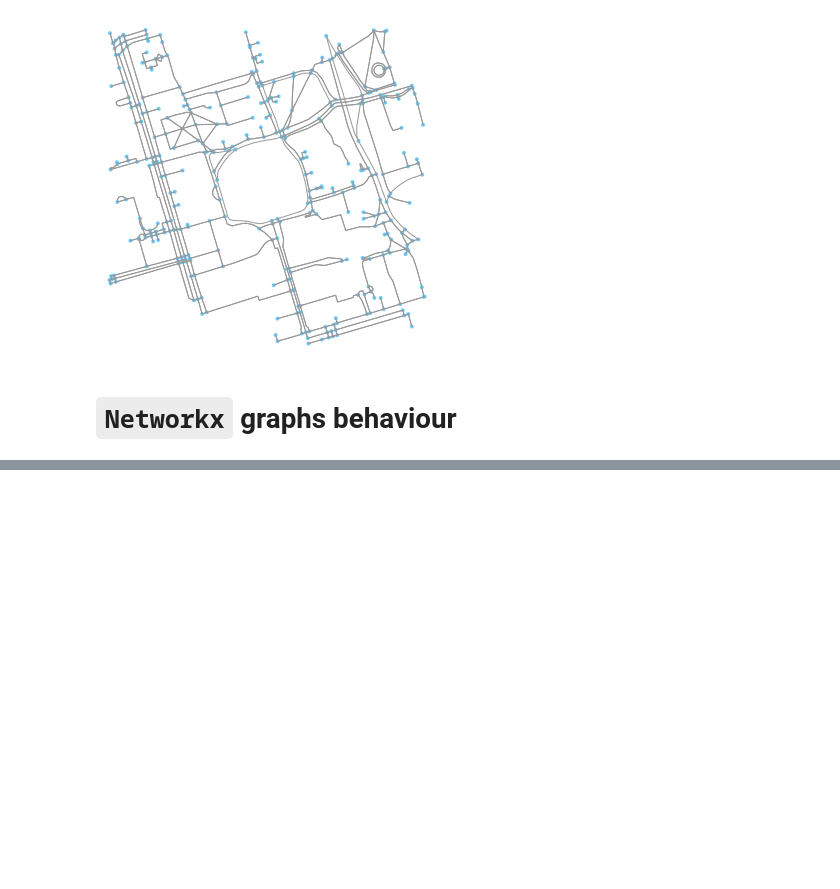
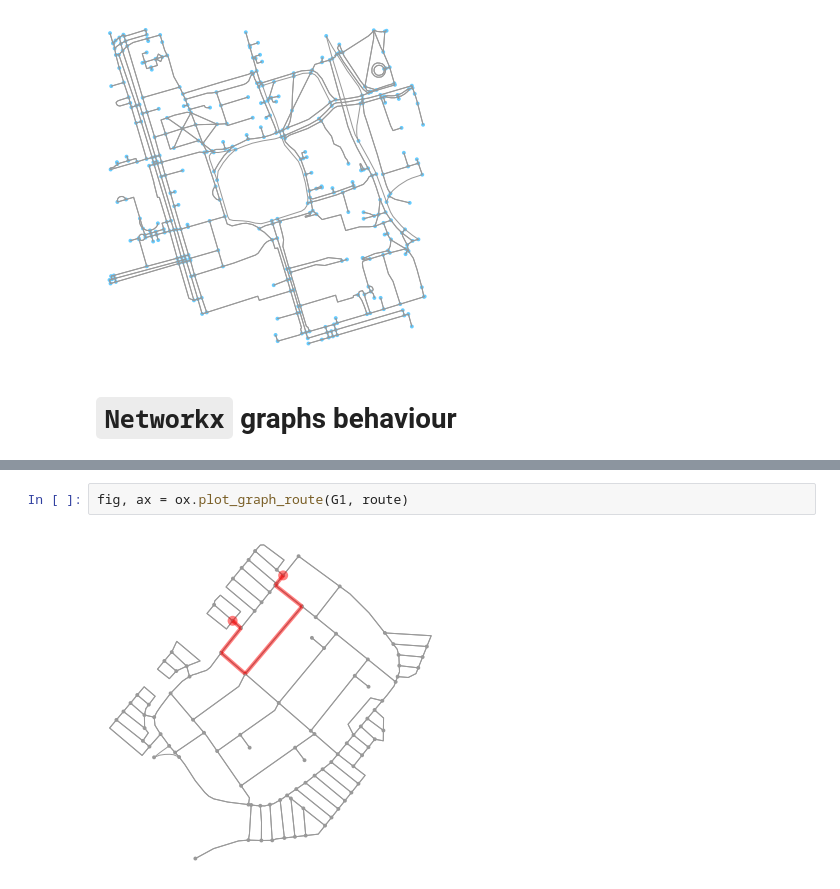
Before and after one commit to SmartMobilityAlgorithms/GettingStarted, a Jupyter notebook: osmnx_tutorial.ipynb, the cells around one changed output, grey strips where cells are left out. Saved outputs shown, nothing was run; the diff lists cells and outputs as text; blank space fills up the shorter version.

```diff
--- a/osmnx_tutorial.ipynb
+++ b/osmnx_tutorial.ipynb
@@ -44,0 +81,4 @@ Let's see w
+# %%
+fig, ax = ox.plot_graph_route(G1, route)
+# %% [output]
+[figure, added]
```
Also changed, not shown: parts of 14 cells of this notebook.
